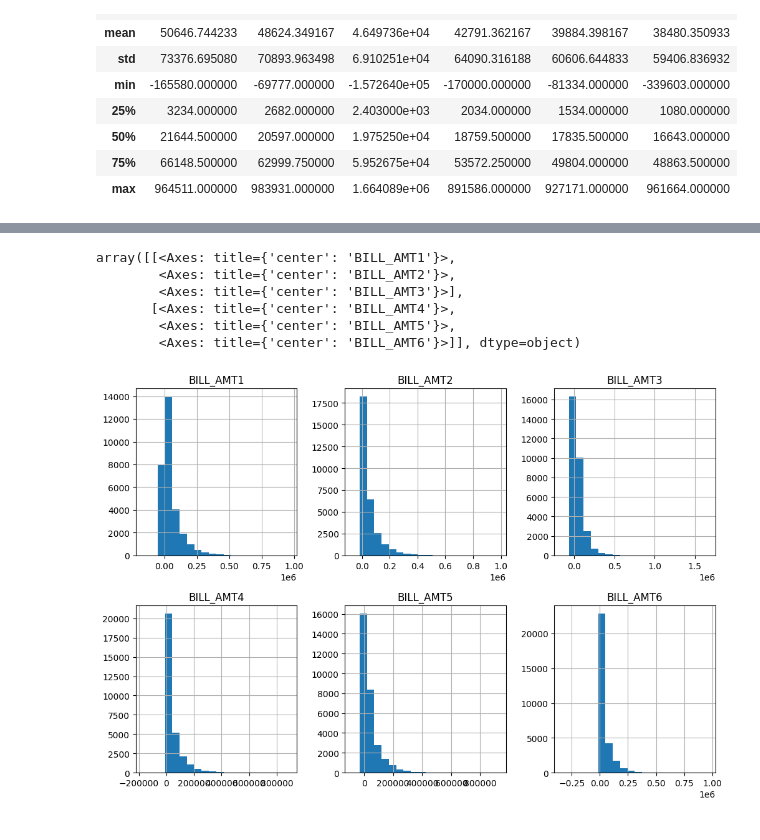
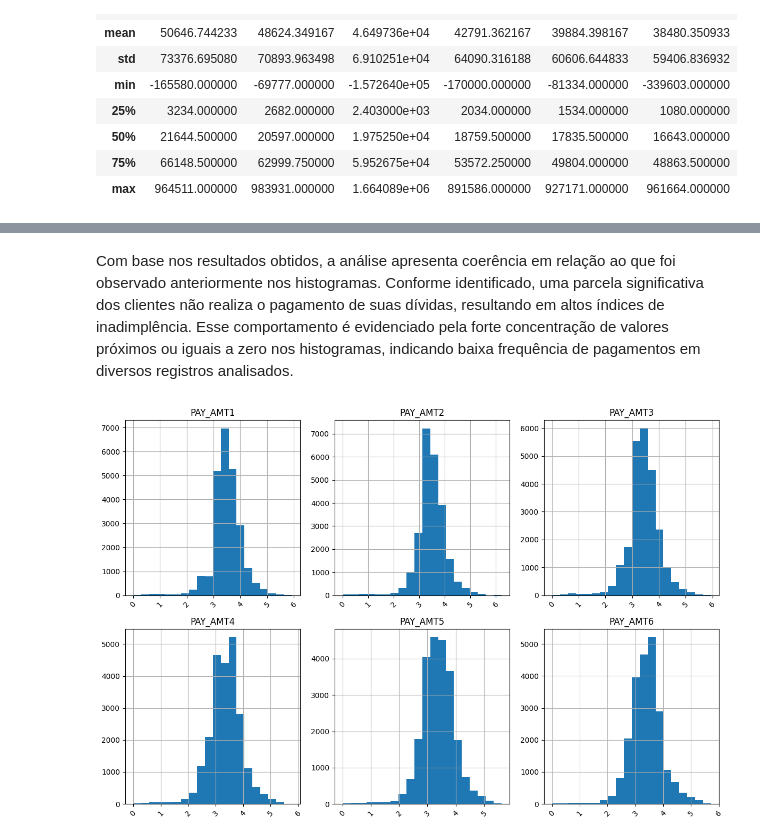
Before and after one commit to euaninhagoess/Analise-dados, a Jupyter notebook: GoogleColabAnaClara.ipynb, the cells around one changed output, grey strips where cells are left out. Drawn from its saved outputs; the diff is of its cells as text; code cells hidden in the pictures.

```diff
--- a/GoogleColabAnaClara.ipynb
+++ b/GoogleColabAnaClara.ipynb
@@ -168,12 +218,20 @@ import matplotlib.pyplot as plt
+# %% [markdown]
+Com base nos resultados obtidos, a análise apresenta coerência em relação ao que foi observado anteriormente nos histogramas. Conforme identificado, uma parcela significativa dos clientes não realiza o pagamento de suas dívidas, resultando em altos índices de inadimplência. Esse comportamento é evidenciado pela forte concentração de valores próximos ou iguais a zero nos histogramas, indicando baixa frequência de pagamentos em diversos registros analisados.
 # %%
 import numpy as np
+# %%
+pagamento_nao_zero = df[colunas_feitas].replace(0, np.nan)
+# %%
+pagamento_log = pagamento_nao_zero.apply(np.log10)
 # %%
-df[colunas_restantes].hist(bins=20, figsize=(12,8), layout=(2,3))
+pagamento_log.hist(
+    bins=20,
+    figsize=(12,8),
+    layout=(2,3),
+    xrot=45
+)
+
+plt.tight_layout()
+plt.show()
 # %% [output]
-array([[<Axes: title={'center': 'BILL_AMT1'}>,
-        <Axes: title={'center': 'BILL_AMT2'}>,
-        <Axes: title={'center': 'BILL_AMT3'}>],
-       [<Axes: title={'center': 'BILL_AMT4'}>,
-        <Axes: title={'center': 'BILL_AMT5'}>,
-        <Axes: title={'center': 'BILL_AMT6'}>]], dtype=object)
-[figure, old version]
+[figure, new version]
```
Also changed, not shown: parts of 10 cells of this notebook.
